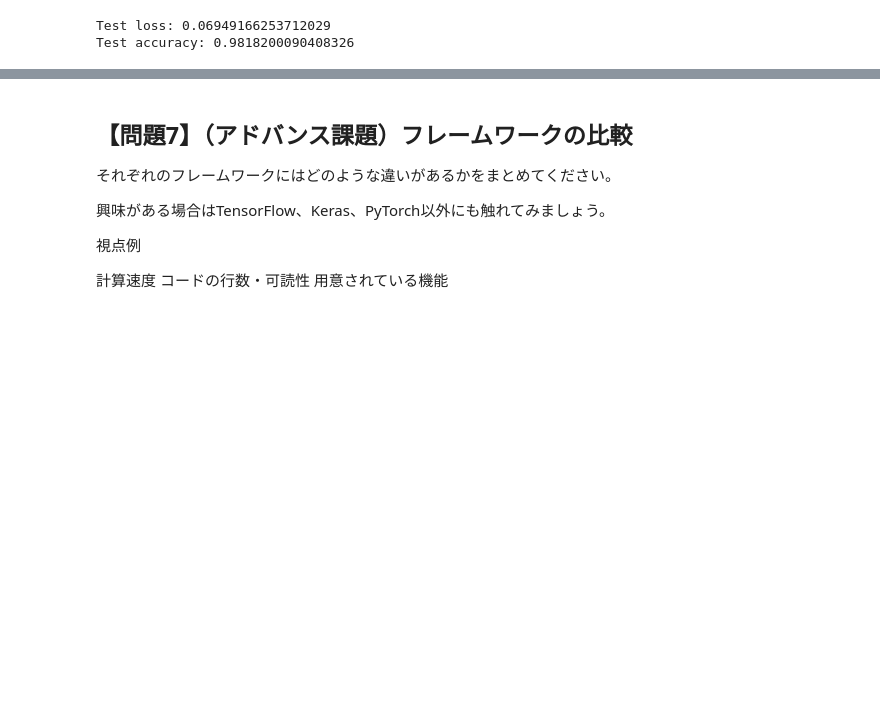
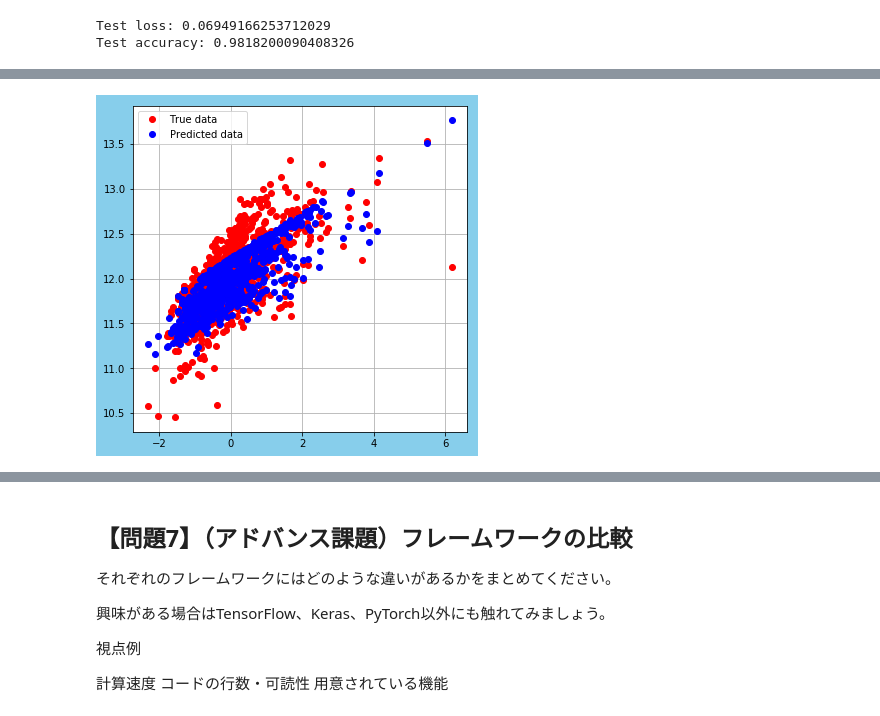
Before and after one commit to Yohei-Kawakami/diveintocode-ml, a Jupyter notebook: splint15/sprint15_dnn_framework2.ipynb, the cells around one changed output, grey strips where cells are left out. Drawn from its saved outputs; the diff is of its cells as text; code cells hidden in the pictures; blank space fills up the shorter version.

```diff
--- a/splint15/sprint15_dnn_framework2.ipynb
+++ b/splint15/sprint15_dnn_framework2.ipynb
@@ -600,0 +859,24 @@ Test accuracy: 0.9818200090408326
+# %%
+import torch
+import torch.nn as nn
+import numpy as np
+import matplotlib.pyplot as plt
+
+# hyper parameters
+input_size = 2
+output_size = 1
+num_epochs = 300
+learning_rate = 0.01
+# %%
+# linear regression model
+class LinearRegression(nn.Module):
+
+    def __init__(self, input_size, output_size):
+        super(LinearRegression, self).__init__()
+        self.linear = nn.Linear(input_size, output_size)
+
+    def forward(self, x):
+        out = self.linear(x)
+        return out
+
+model = LinearRegression(input_size, output_size)
@@ -600,0 +925,23 @@ Test accuracy: 0.9818200090408326
+# %%
+# plot the graph
+# define Initial setting
+fig, ax = plt.subplots(figsize=(6, 6))
+fig.patch.set_facecolor('skyblue')
+fig.patch.set_alpha(1)
+ax.patch.set_facecolor('white')
+ax.patch.set_alpha(1)
+# ax.set_yscale('log')
+plt.grid()
+
+# plot a cross section of mt.Fuji
+plt.title("")
+plt.xlabel("")
+plt.ylabel("")
+
+predicted = model(torch.from_numpy(house_X_train)).detach().numpy()
+plt.plot(house_X_train[:, 0], house_y_train, 'ro', label='True data')
+plt.plot(house_X_train[:, 0], predicted, 'bo', label='Predicted data')
+plt.legend()
+plt.show()
+# %% [output]
+[figure, added]
```
Also changed, not shown: parts of 41 cells of this notebook, 2 other files.
